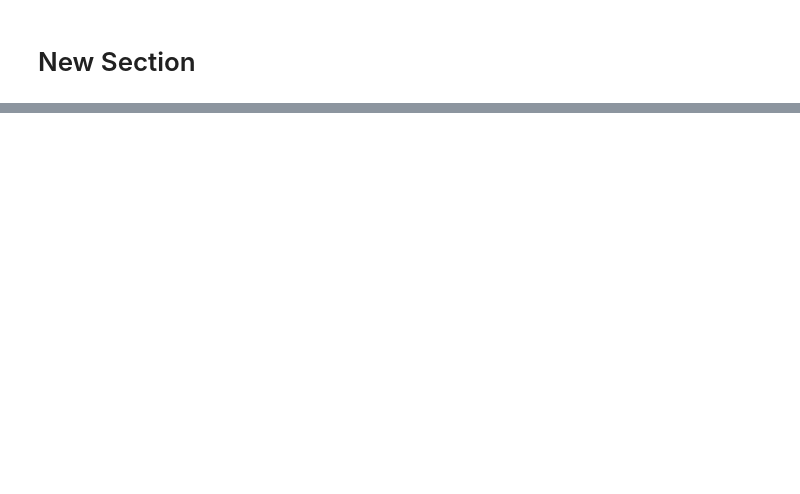
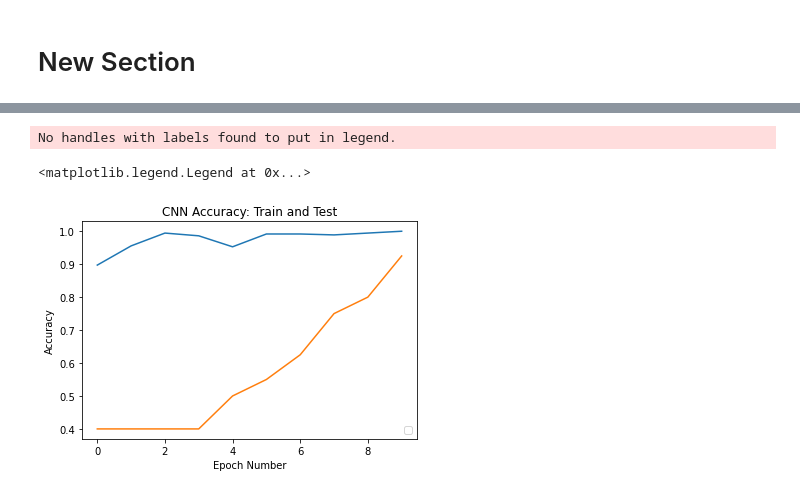
Before and after one commit to tcruz88/CNN_project, a Jupyter notebook: CNN.ipynb, the cells around one changed output, grey strips where cells are left out. Saved outputs shown, nothing was run; the diff lists cells and outputs as text; code cells hidden in the pictures; blank space fills up the shorter version.

```diff
--- a/CNN.ipynb
+++ b/CNN.ipynb
@@ -81 +119,6 @@ Non-trainable params: 0
 _________________________________________________________________
+# %%
+from sklearn.model_selection import train_test_split
+X_train, X_test, y_train, y_test = train_test_split(X,Y,test_size=0.1)
+
+print(X[2])
@@ -81,0 +143,15 @@ _________________________________________________________________
+# %%
+from keras.optimizers import Adam
+
+optimizer = Adam(lr=0.001)
+model.compile(optimizer=optimizer, loss='binary_crossentropy', metrics=['acc'])
+h = model.fit(X_train, y_train, batch_size=10, epochs=10, validation_data=(X_test,y_test))
+model.save('road_pedestrian_CNN.h5')
+
+plt.plot(h.history['acc'])
+plt.plot(h.history['val_acc'])
+plt.title("CNN Accuracy: Train and Test")
+plt.xlabel('Epoch Number')
+plt.ylabel('Accuracy')
+plt.legend(loc='lower right')
+# %% [output]
@@ -81,0 +178,3 @@ _________________________________________________________________
+No handles with labels found to put in legend.
+<matplotlib.legend.Legend at 0x...>
+[figure, added]
```
Also changed, not shown: parts of 6 cells of this notebook.
